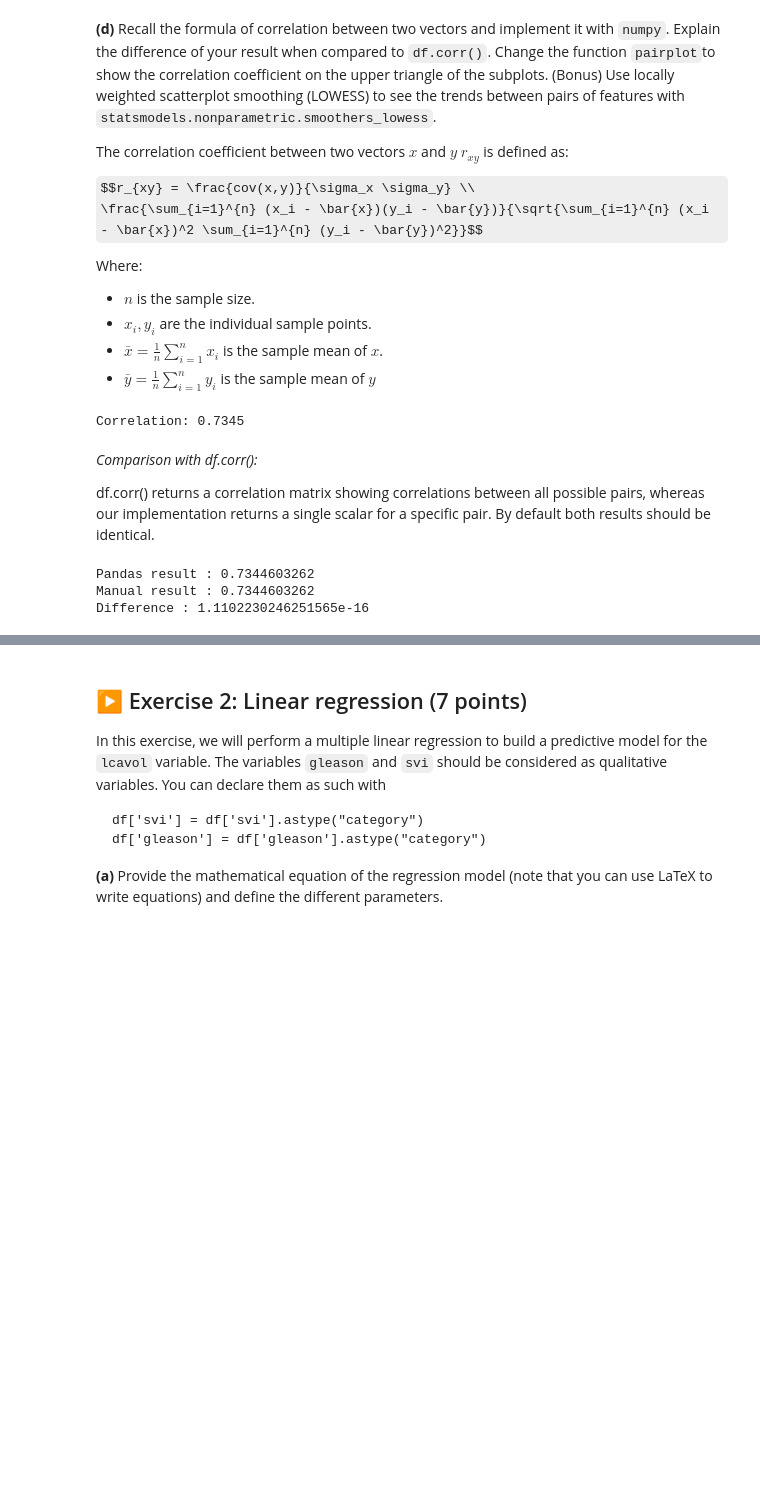
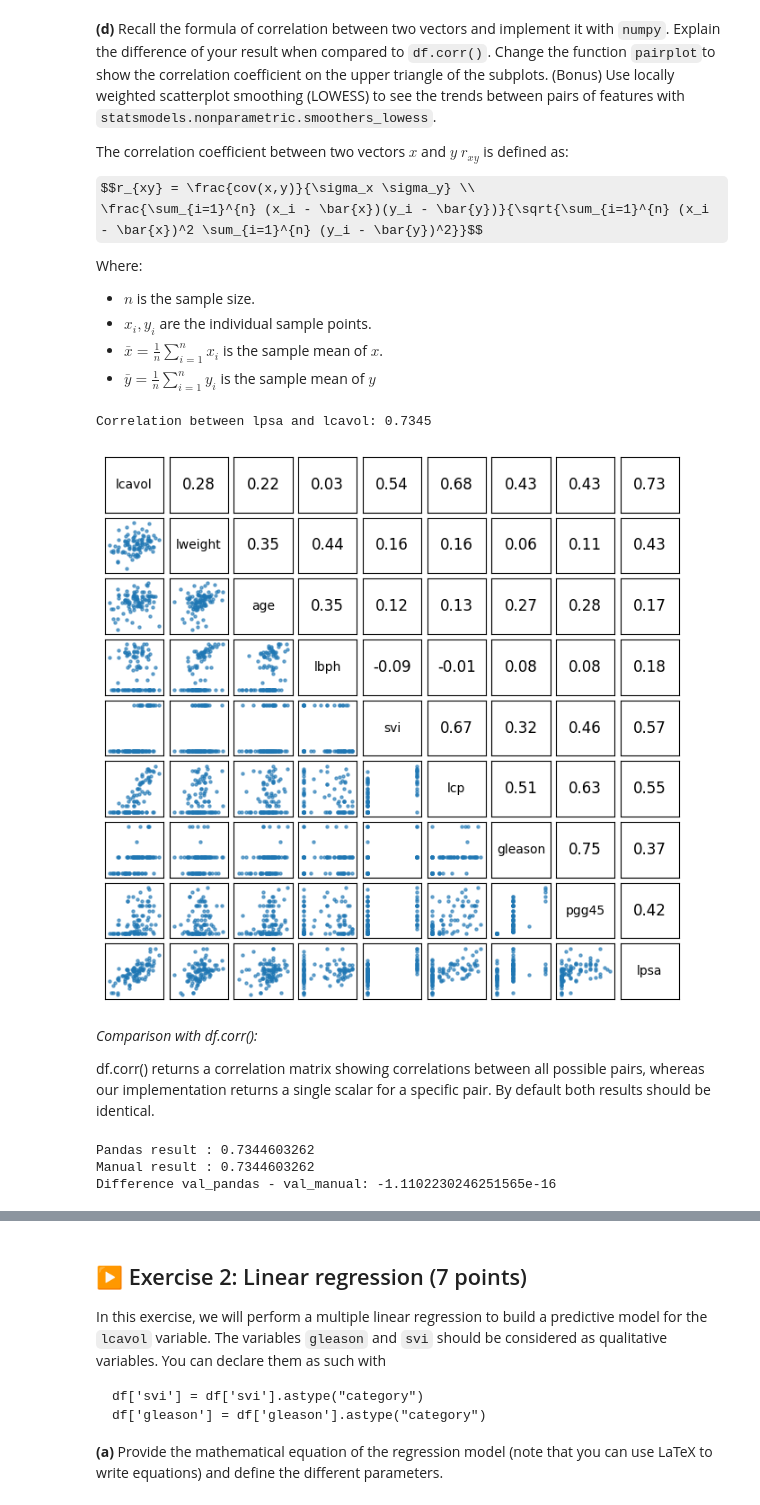
Before and after one commit to Ba-Hi/reports_tp, a Jupyter notebook: TP1/TP1.ipynb, the cells around one changed output, grey strips where cells are left out. Saved outputs shown, nothing was run; the diff lists cells and outputs as text; code cells hidden in the pictures; some formulas as TeX source; blank space fills up the shorter version.

```diff
--- a/TP1/TP1.ipynb
+++ b/TP1/TP1.ipynb
@@ -169,17 +169,75 @@ Where:
 # %%
 import numpy as np
 
 def correlation(x, y):
     x_mean, y_mean = np.mean(x), np.mean(y)
     numerator = np.sum((x - x_mean) * (y - y_mean))
     denominator = np.sqrt(np.sum((x - x_mean)**2) * np.sum((y - y_mean)**2))
     return numerator / denominator if denominator != 0 else 0
 
 
 corr_val = correlation(df['lpsa'], df['lcavol'])
-print(f"Correlation: {corr_val:.4f}")
+print(f"Correlation between lpsa and lcavol: {corr_val:.4f}")
+
+def pairplot_modified(df, figsize=None):
+    if figsize is None:
+        figsize = (7.10, 6.70)
+
+    n_vars = df.shape[1]
+    fig, ax = plt.subplots(figsize=figsize, ncols=n_vars, nrows=n_vars)
+
+    plt.subplots_adjust(
+        wspace=0.10, hspace=0.10,
+        left=0.05, right=0.95,
+        bottom=0.05, top=0.95
+    )
+
+    for i in range(n_vars):
+        for j in range(n_vars):
+            axij = ax[i][j]
+            i_name = df.columns[i]
+            j_name = df.columns[j]
+
+            axij.set_xticks([])
+            axij.set_yticks([])
+            axij.margins(0.1)
+
+            if i == j:
+                axij.text(
+                    0.5, 0.5, i_name,
+                    fontsize=10,
+                    ha='center',
+                    va='center',
+                    transform=axij.transAxes
+                )
+
+            elif i < j:
+                c = df[i_name].corr(df[j_name])
+                axij.text(
+                    0.5, 0.5,
+                    f"{c:.2f}",
+                    ha='center',
+                    va='center',
+                    fontsize=12,
+                    transform=axij.transAxes
+                )
+
+            else:
+                axij.scatter(
+                    df[j_name],
+                    df[i_name],
+                    s=5,
+                    alpha=0.6
+                )
+
+    return fig, ax
+
+
+fig, ax = pairplot_modified(df)
+plt.show()
 # %% [output]
-Correlation: 0.7345
+Correlation between lpsa and lcavol: 0.7345
+[figure, added]
 # %% [markdown]
 *Comparison with df.corr():*
 
@@ -193,8 +251,8 @@ val_manual = correlation(df[var1], df[var2])
 
 print(f"Pandas result : {val_pandas:.10f}")
 print(f"Manual result : {val_manual:.10f}")
-print(f"Difference : {abs(val_pandas - val_manual)}")
+print(f"Difference val_pandas - val_manual: {val_pandas - val_manual}")
 # %% [output]
 Pandas result : 0.7344603262
 Manual result : 0.7344603262
-Difference : 1.1102230246251565e-16
+Difference val_pandas - val_manual: -1.1102230246251565e-16
```
Also changed, not shown: parts of 3 cells of this notebook, 1 other file.
